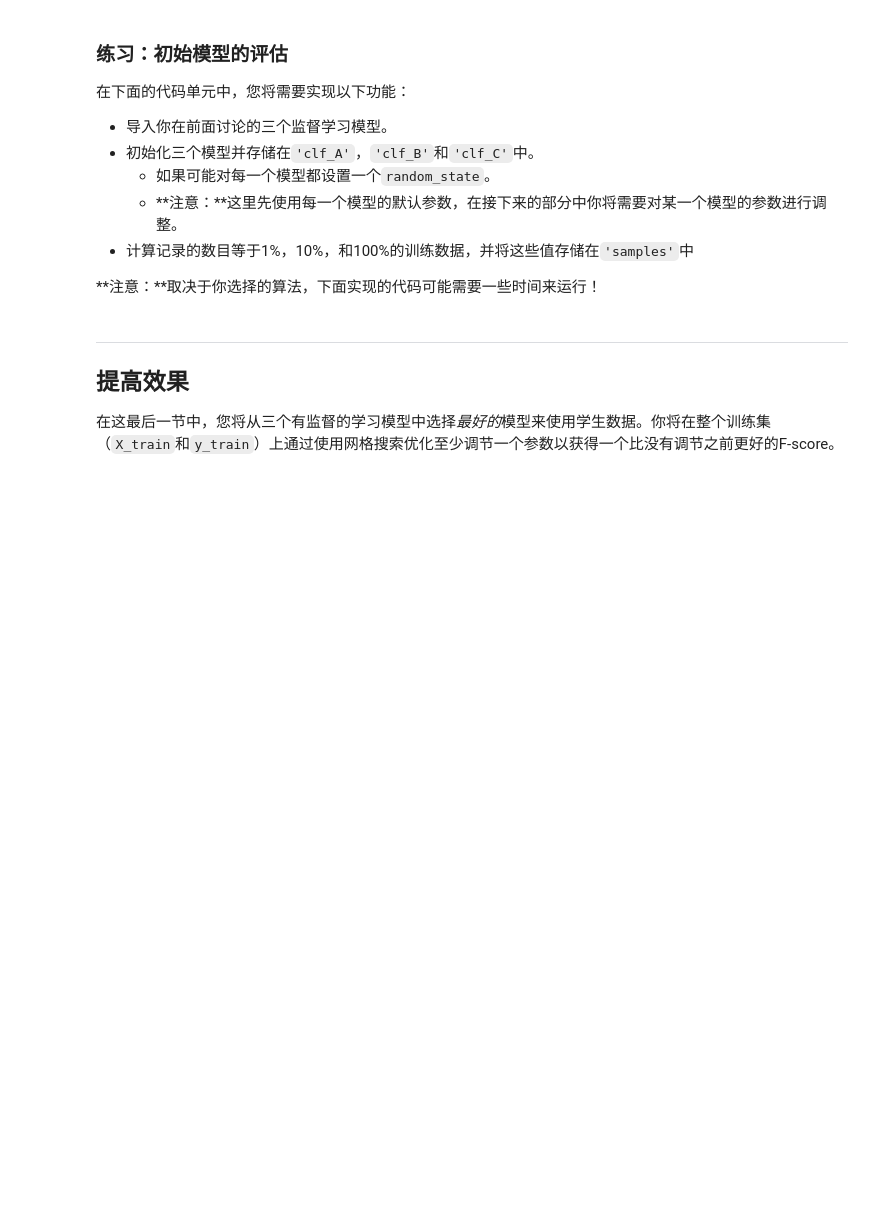
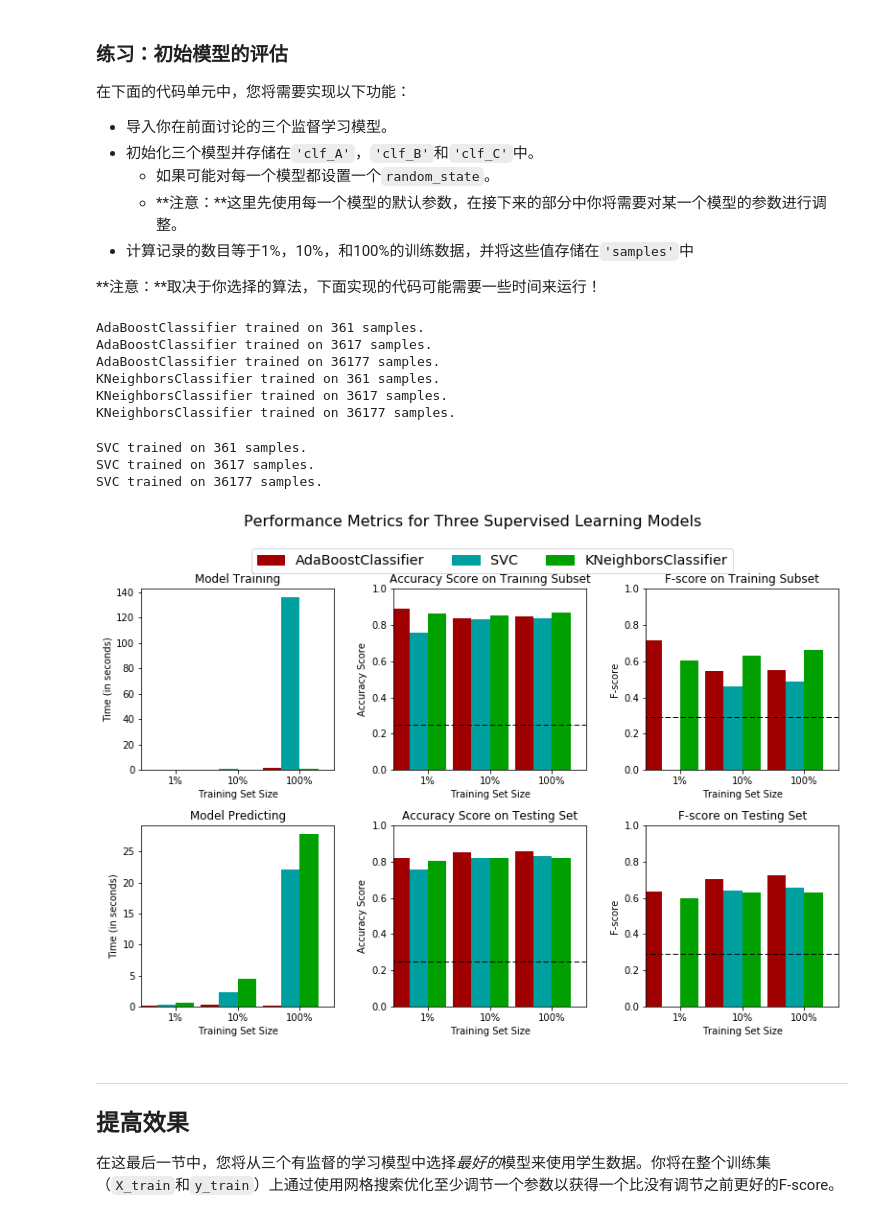
Before and after one commit to cchao1031/ML-nanodegree, a Jupyter notebook: finding_donors/finding_donors.ipynb, the cells around one changed output. Saved outputs shown, nothing was run; the diff lists cells and outputs as text; code cells hidden in the pictures; blank space fills up the shorter version.

```diff
--- a/finding_donors/finding_donors.ipynb
+++ b/finding_donors/finding_donors.ipynb
@@ -269,7 +269,7 @@ def train_predict(learner, sample_size, X_train, y_train, X_test, y_test):
     results = {}
 
     # TODO：使用sample_size大小的训练数据来拟合学习器
-    X_trian_sample = X_train.ix[:, :sample_size]
+    X_trian_sample = X_train[:sample_size]
     y_train_sample = y_train[:sample_size]
     # TODO: Fit the learner to the training data using slicing with 'sample_size'
     start = time() # 获得程序开始时间
@@ -283,7 +283,7 @@ def train_predict(learner, sample_size, X_train, y_train, X_test, y_test):
     #       然后得到对前300个训练数据的预测结果
     start = time() # 获得程序开始时间
     predictions_test = learner.predict(X_test)
-    predictions_train = learner.predict(X_train.ix[:, :300])
+    predictions_train = learner.predict(X_train[:300])
     end = time() # 获得程序结束时间
 
     # TODO：计算预测用时
@@ -318,28 +318,42 @@ def train_predict(learner, sample_size, X_train, y_train, X_test, y_test):
 **注意：**取决于你选择的算法，下面实现的代码可能需要一些时间来运行！
 # %%
 # TODO：从sklearn中导入三个监督学习模型
+from sklearn.ensemble import AdaBoostClassifier
+from sklearn.neighbors import KNeighborsClassifier
+from sklearn.svm import SVC
 
 # TODO：初始化三个模型
-clf_A = None
-clf_B = None
-clf_C = None
+clf_A = AdaBoostClassifier(random_state=1031)
+clf_B = KNeighborsClassifier()
+clf_C = SVC(random_state=1031)
 
 # TODO：计算1%， 10%， 100%的训练数据分别对应多少点
-samples_1 = None
-samples_10 = None
-samples_100 = None
+samples_1 = int(0.01*len(y_train))
+samples_10 = int(0.1*len(y_train))
+samples_100 = len(y_train)
 
 # 收集学习器的结果
 results = {}
 for clf in [clf_A, clf_B, clf_C]:
     clf_name = clf.__class__.__name__
     results[clf_name] = {}
     for i, samples in enumerate([samples_1, samples_10, samples_100]):
         results[clf_name][i] = \
         train_predict(clf, samples, X_train, y_train, X_test, y_test)
 
 # 对选择的三个模型得到的评价结果进行可视化
-vs.evaluate(results, accuracy, fscore)
+vs.evaluate(results, precision, fscore)
+# %% [output]
+AdaBoostClassifier trained on 361 samples.
+AdaBoostClassifier trained on 3617 samples.
+AdaBoostClassifier trained on 36177 samples.
+KNeighborsClassifier trained on 361 samples.
+KNeighborsClassifier trained on 3617 samples.
+KNeighborsClassifier trained on 36177 samples.
+SVC trained on 361 samples.
+SVC trained on 3617 samples.
+SVC trained on 36177 samples.
+[figure, added]
 # %% [markdown]
 ----
 ## 提高效果
```
Also changed, not shown: parts of 17 cells of this notebook, 1 other file.
